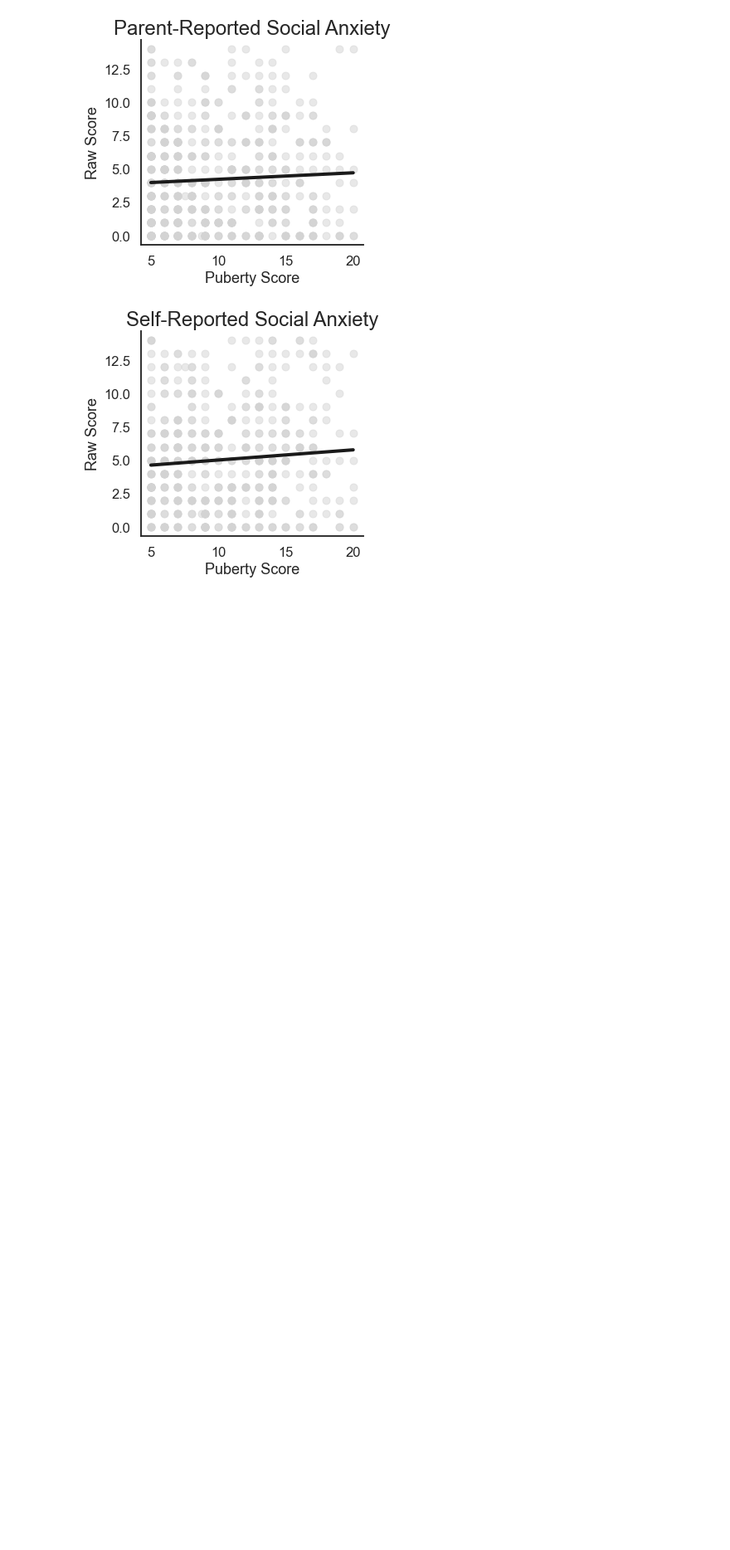
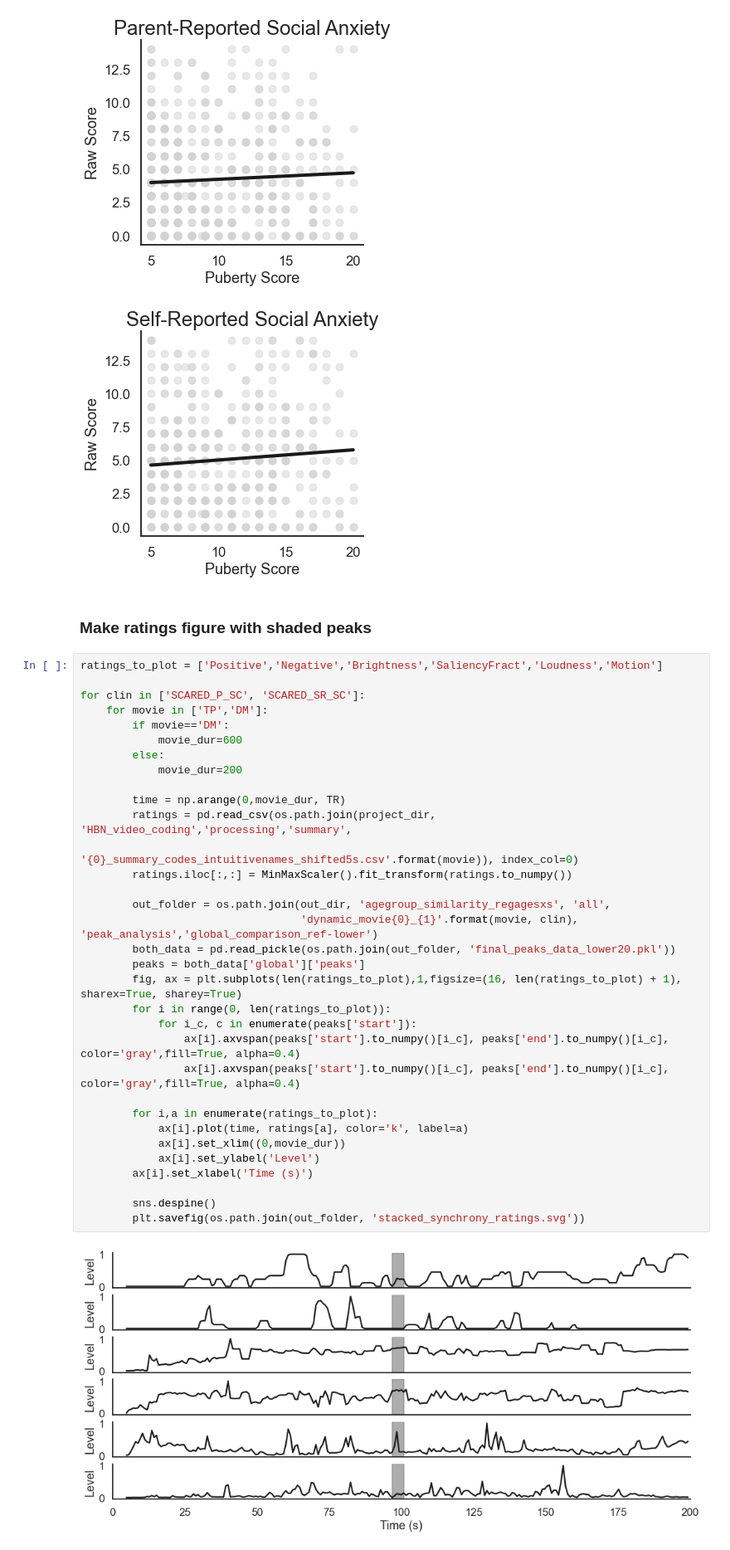
Before and after one commit to catcamacho/hbn_sxs, a Jupyter notebook: MakeFigures.ipynb, the cells around one changed output. Shown at 83% size. Cells and saved outputs as stored; diff of their text form; blank space fills up the shorter version.

Commit message:
finalize notebooks

```diff
--- a/MakeFigures.ipynb
+++ b/MakeFigures.ipynb
@@ -160,3 +160,40 @@ plt.close()
 [figure]
 [figure]
 [figure]
+# %% [markdown]
+### Make ratings figure with shaded peaks
+# %%
+ratings_to_plot = ['Positive','Negative','Brightness','SaliencyFract','Loudness','Motion']
+
+for clin in ['SCARED_P_SC', 'SCARED_SR_SC']:
+    for movie in ['TP','DM']:
+        if movie=='DM':
+            movie_dur=600
+        else:
+            movie_dur=200
+
+        time = np.arange(0,movie_dur, TR)
+        ratings = pd.read_csv(os.path.join(project_dir, 'HBN_video_coding','processing','summary',
+                                           '{0}_summary_codes_intuitivenames_shifted5s.csv'.format(movie)), index_col=0)
+        ratings.iloc[:,:] = MinMaxScaler().fit_transform(ratings.to_numpy())
+
+        out_folder = os.path.join(out_dir, 'agegroup_similarity_regagesxs', 'all',
+                                  'dynamic_movie{0}_{1}'.format(movie, clin), 'peak_analysis','global_comparison_ref-lower')
+        both_data = pd.read_pickle(os.path.join(out_folder, 'final_peaks_data_lower20.pkl'))
+        peaks = both_data['global']['peaks']
+        fig, ax = plt.subplots(len(ratings_to_plot),1,figsize=(16, len(ratings_to_plot) + 1), sharex=True, sharey=True)
+        for i in range(0, len(ratings_to_plot)):
+            for i_c, c in enumerate(peaks['start']):
+                ax[i].axvspan(peaks['start'].to_numpy()[i_c], peaks['end'].to_numpy()[i_c], color='gray',fill=True, alpha=0.4)
+                ax[i].axvspan(peaks['start'].to_numpy()[i_c], peaks['end'].to_numpy()[i_c], color='gray',fill=True, alpha=0.4)
+
+        for i,a in enumerate(ratings_to_plot):
+            ax[i].plot(time, ratings[a], color='k', label=a)
+            ax[i].set_xlim((0,movie_dur))
+            ax[i].set_ylabel('Level')
+        ax[i].set_xlabel('Time (s)')
+
+        sns.despine()
+        plt.savefig(os.path.join(out_folder, 'stacked_synchrony_ratings.svg'))
+# %% [output]
+[figure, added]
```
Also changed, not shown: parts of 1 cell of this notebook, 3 other files.
